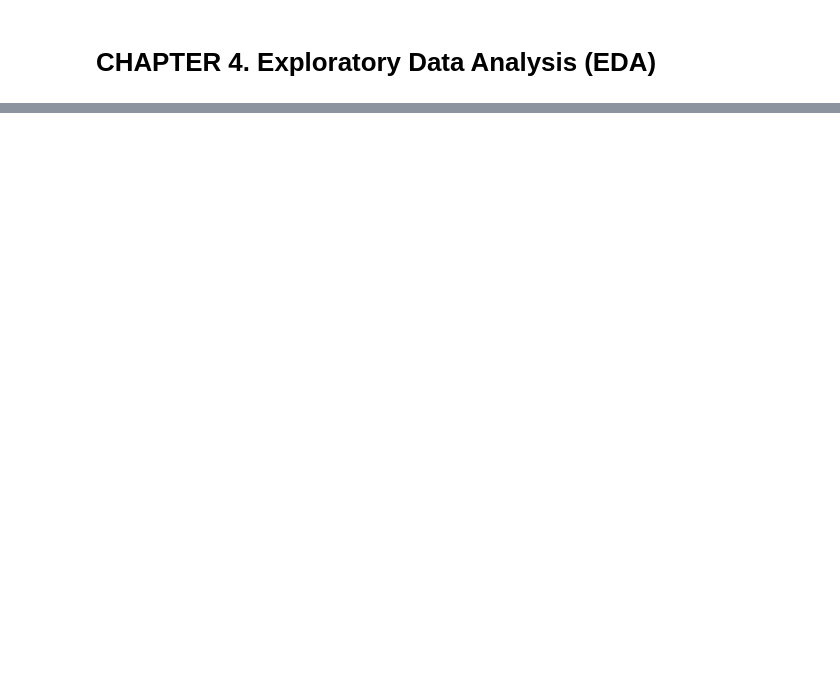
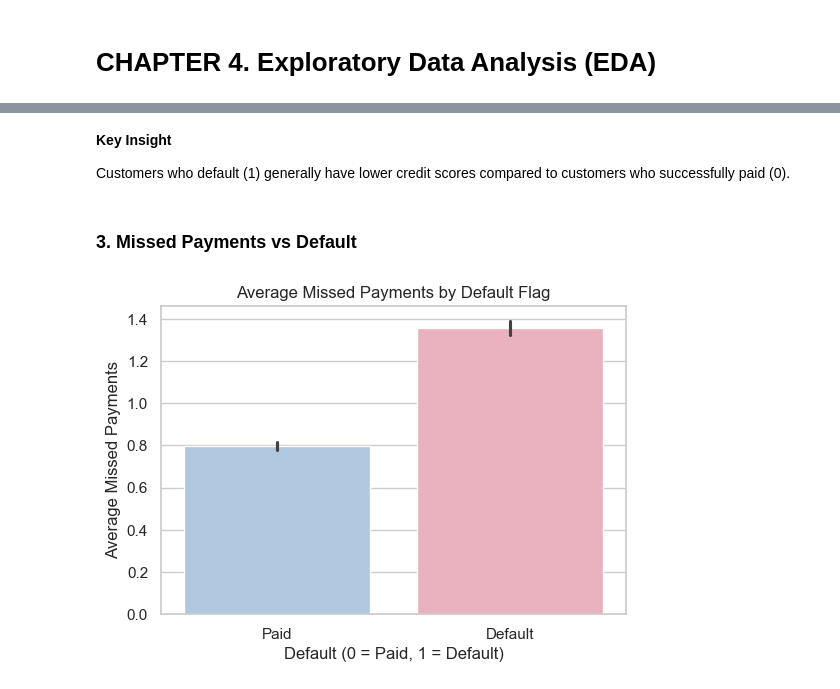
Before and after one commit to FTDS-assignment-bay/p2-ftds-final-project-ftds-053-rmt-group-002, a Jupyter notebook: modeling.ipynb, the cells around one changed output, grey strips where cells are left out. Drawn from its saved outputs; the diff is of its cells as text; code cells hidden in the pictures; blank space fills up the shorter version.

```diff
--- a/modeling.ipynb
+++ b/modeling.ipynb
@@ -20,0 +224,25 @@
+# %% [markdown]
+**Key Insight**
+
+Customers who default (1) generally have lower credit scores compared to customers who successfully paid (0).
+# %% [markdown]
+### **3. Missed Payments vs Default**
+# %%
+plt.figure(figsize=(6,4))
+
+sns.barplot(
+    x='default_flag',
+    y='missed_payments',
+    data=df,
+    palette=['#A7C7E7', '#F4A7B9']
+)
+
+plt.title('Average Missed Payments by Default Flag', fontsize=12)
+plt.xlabel('Default (0 = Paid, 1 = Default)')
+plt.ylabel('Average Missed Payments')
+
+plt.xticks([0,1], ['Paid', 'Default'])
+
+plt.show()
+# %% [output]
+[figure, added]
```
Also changed, not shown: parts of 167 cells of this notebook, 17 other files.
